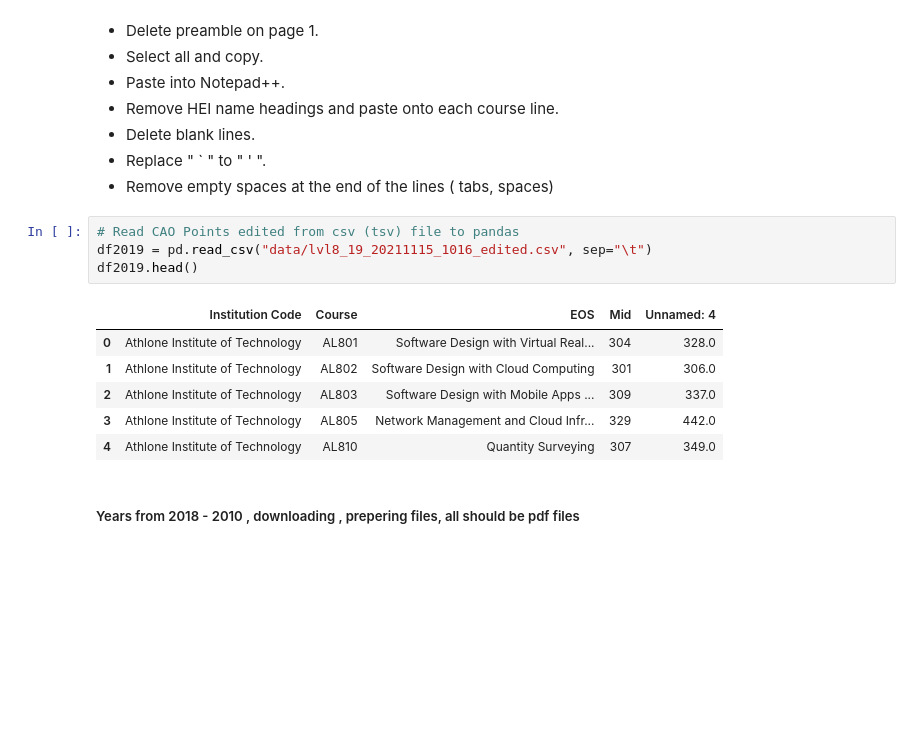
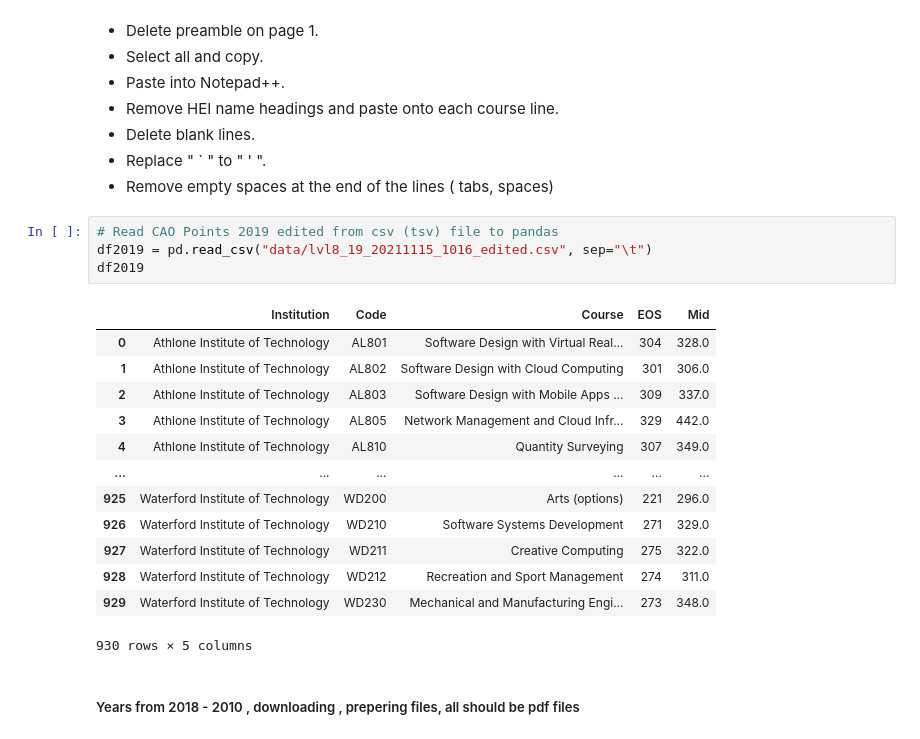
Before and after one commit to DracoNibilis/CAO_Points_Analysis, a Jupyter notebook: cao.ipynb, the cells around one changed output. Cells and saved outputs as stored; diff of their text form; blank space fills up the shorter version.

```diff
--- a/cao.ipynb
+++ b/cao.ipynb
@@ -239,15 +240,22 @@ NB: for the video I truncated the CSV file to save time. After the video, I went
 - Replace " ` " to " ' ".
 - Remove empty spaces at the end of the lines ( tabs, spaces)
 # %%
-# Read CAO Points edited from csv (tsv) file to pandas
+# Read CAO Points 2019 edited from csv (tsv) file to pandas
 df2019 = pd.read_csv("data/lvl8_19_20211115_1016_edited.csv", sep="\t")
-df2019.head()
+df2019
 # %% [output]
-|  | Institution Code | Course | EOS | Mid | Unnamed: 4 |
+|  | Institution | Code | Course | EOS | Mid |
 | 0 | Athlone Institute of Technology | AL801 | Software Design with Virtual Real... | 304 | 328.0 |
 | 1 | Athlone Institute of Technology | AL802 | Software Design with Cloud Computing | 301 | 306.0 |
 | 2 | Athlone Institute of Technology | AL803 | Software Design with Mobile Apps ... | 309 | 337.0 |
 | 3 | Athlone Institute of Technology | AL805 | Network Management and Cloud Infr... | 329 | 442.0 |
 | 4 | Athlone Institute of Technology | AL810 | Quantity Surveying | 307 | 349.0 |
+| ... | ... | ... | ... | ... | ... |
+| 925 | Waterford Institute of Technology | WD200 | Arts (options) | 221 | 296.0 |
+| 926 | Waterford Institute of Technology | WD210 | Software Systems Development | 271 | 329.0 |
+| 927 | Waterford Institute of Technology | WD211 | Creative Computing | 275 | 322.0 |
+| 928 | Waterford Institute of Technology | WD212 | Recreation and Sport Management | 274 | 311.0 |
+| 929 | Waterford Institute of Technology | WD230 | Mechanical and Manufacturing Engi... | 273 | 348.0 |
+930 rows × 5 columns
 # %% [markdown]
 ##### Years from 2018 - 2010 , downloading , prepering files, all should be pdf files
```
Also changed, not shown: parts of 27 cells of this notebook, 24 other files.
